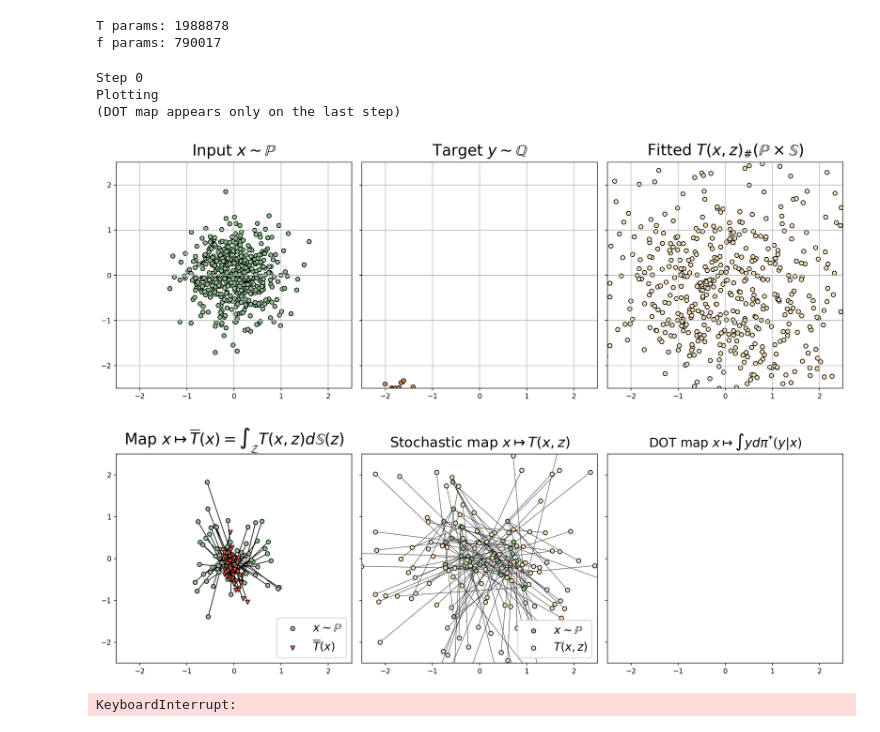
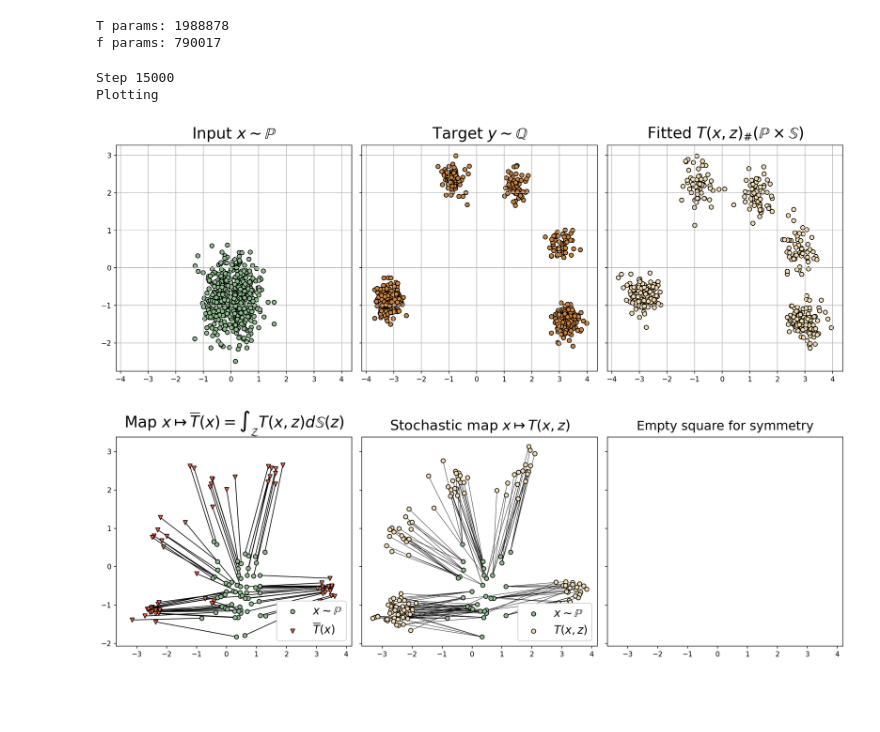
Before and after one commit to Penchekrak/FlowNOT, a Jupyter notebook: flow_not_gaussian_mixture.ipynb, the cells around one changed output. Saved outputs shown, nothing was run; the diff lists cells and outputs as text; code cells hidden in the pictures; blank space fills up the shorter version.

```diff
--- a/flow_not_gaussian_mixture.ipynb
+++ b/flow_not_gaussian_mixture.ipynb
@@ -1,6 +1,8 @@
 # %%
 import sys
 from unittest.mock import Mock
+
+from sklearn.decomposition import PCA
 
 sys.path.append("./nflows/")
 sys.modules['UMNN'] = Mock()
@@ -45,13 +47,10 @@ def plot_bar_and_stochastic_2D(X_sampler, Y_sampler, T, ZD, Z_STD):
     assert DISCRETE_OT >= PLOT_X_SIZE_LEFT
 
     fig, axes = plt.subplots(1, 3, figsize=(15, 5.2), dpi=150, sharex=True, sharey=True, )
-    for i in range(2):
-        axes[i].set_xlim(-2.5, 2.5);
-        axes[i].set_ylim(-2.5, 2.5)
 
     axes[0].set_title(r'Map $x\mapsto \overline{T}(x)=\int_{\mathcal{Z}}T(x,z)d\mathbb{S}(z)$', fontsize=22, pad=10)
     axes[1].set_title(r'Stochastic map $x\mapsto T(x,z)$', fontsize=20, pad=10)
-    axes[2].set_title(r'DOT map $x\mapsto \int y d\pi^{*}(y|x)$', fontsize=18, pad=10)
+    axes[2].set_title(r'Empty square for symmetry', fontsize=18, pad=10)
 
     # Computing and plotting discrete OT bar map
     X, Y = X_sampler.sample(DISCRETE_OT), Y_sampler.sample(DISCRETE_OT)
@@ -65,11 +64,14 @@ def plot_bar_and_stochastic_2D(X_sampler, Y_sampler, T, ZD, Z_STD):
         XZ = torch.cat([X, Z], dim=2)
         T_XZ = T(
             XZ.flatten(start_dim=0, end_dim=1)
-        ).permute(1, 0).reshape(DIM, -1, PLOT_Z_COMPUTE_LEFT).permute(1, 2, 0)
+        )
 
     X_np = X[:, 0].cpu().numpy()
     Y_np = Y.cpu().numpy()
     T_XZ_np = T_XZ.cpu().numpy()
+    pca = PCA(n_components=2).fit(Y_np)
+    X_np = pca.transform(X_np)
+    T_XZ_np = pca.transform(T_XZ_np).transpose(1, 0).reshape(DIM, -1, PLOT_Z_COMPUTE_LEFT).transpose(1, 2, 0)
 
     lines = list(zip(X_np[:PLOT_X_SIZE_LEFT], T_XZ_np.mean(axis=1)[:PLOT_X_SIZE_LEFT]))
     lc = mc.LineCollection(lines, linewidths=1, color='black')
@@ -118,17 +120,19 @@ def plot_generated_2D(X_sampler, Y_sampler, T, ZD, Z_STD):
         XZ = torch.cat([X, Z], dim=2)
         T_XZ = T(
             XZ.flatten(start_dim=0, end_dim=1)
-        ).permute(1, 0).reshape(DIM, -1, 1).permute(1, 2, 0)
+        )
 
     fig, axes = plt.subplots(1, 3, figsize=(15, 5.4), sharex=True, sharey=True, dpi=150)
 
     X_np = X[:, 0].cpu().numpy()
     Y_np = Y.cpu().numpy()
-    T_XZ_np = T_XZ[:, 0].cpu().numpy()
+    T_XZ_np = T_XZ.cpu().numpy()
+    pca = PCA(n_components=2).fit(Y_np)
+    Y_np = pca.transform(Y_np)
+    X_np = pca.transform(X_np)
+    T_XZ_np = pca.transform(T_XZ_np)
 
     for i in range(3):
-        axes[i].set_xlim(-2.5, 2.5);
-        axes[i].set_ylim(-2.5, 2.5)
         axes[i].grid(True)
 
     axes[0].scatter(X_np[:, 0], X_np[:, 1], c='darkseagreen', edgecolors='black')
@@ -170,7 +174,7 @@ from EntropicOTBenchmark.benchmark.gaussian_mixture_benchmark import get_guassia
     get_guassian_mixture_benchmark_ground_truth_sampler, get_test_input_samples
 
 X_sampler = get_guassian_mixture_benchmark_sampler(input_or_target="input", dim=DIM, eps=EPS,
-                                                   batch_size=BATCH_SIZE, device="cuda", download=True)
+                                                   batch_size=BATCH_SIZE, device="cuda", download=False)
 Y_sampler = get_guassian_mixture_benchmark_sampler(input_or_target="target", dim=DIM, eps=EPS,
                                                    batch_size=BATCH_SIZE, device="cuda", download=False)
 
@@ -324,8 +325,6 @@ f params: 790017
 T_opt = torch.optim.Adam(T.parameters(), lr=T_LR)
 f_opt = torch.optim.Adam(f.parameters(), lr=f_LR)
 # %%
-from EntropicOTBenchmark.benchmark.metrics import calculate_cond_bw, compute_BW_UVP_by_gt_samples
-
 for step in tqdm(range(MAX_STEPS)):
     # T optimization
     unfreeze(T);
@@ -355,39 +354,37 @@ for step in tqdm(range(MAX_STEPS)):
     with torch.no_grad():
         T_XZ = T.sample(Z_SIZE, context=X)
     Y = Y_sampler.sample(BATCH_SIZE).cuda()
 
     f_opt.zero_grad()
     f_loss = f(T_XZ).mean() - f(Y).mean()
     f_loss.backward();
     f_opt.step()
 
     del f_loss, Y, X, T_XZ
     gc.collect();
     torch.cuda.empty_cache()
 
     if step % PLOT_INTERVAL == 0:
         with torch.no_grad():
             clear_output(wait=True)
             print("Step", step)
             print("Plotting")
-            print("(DOT map appears only on the last step)")
 
             fig, axes = plot_generated_2D(X_sampler, Y_sampler, compat_patch(T), ZD, Z_STD)
             plt.show()
 
             fig, axes = plot_bar_and_stochastic_2D(
-                X_sampler, Y_sampler, compat_patch(T), ZD, Z_STD,
-                plot_discrete=True if step == MAX_STEPS - 1 else False
+                X_sampler, Y_sampler, compat_patch(T), ZD, Z_STD
             )
             plt.show()
 
     gc.collect()
     torch.cuda.empty_cache()
+    break;
+# torch.save(T.state_dict(), 'checkpoints/trained_by_user_dim={DIM}_eps={EPS}.ckpt')
 # %% [output]
-Step 0
+Step 15000
 Plotting
-(DOT map appears only on the last step)
-[figure, old version]
+[figure, new version]
-[figure, old version]
+[figure, new version]
-KeyboardInterrupt:
 # %%
```
Also changed, not shown: parts of 2 cells of this notebook, 13 other files.
